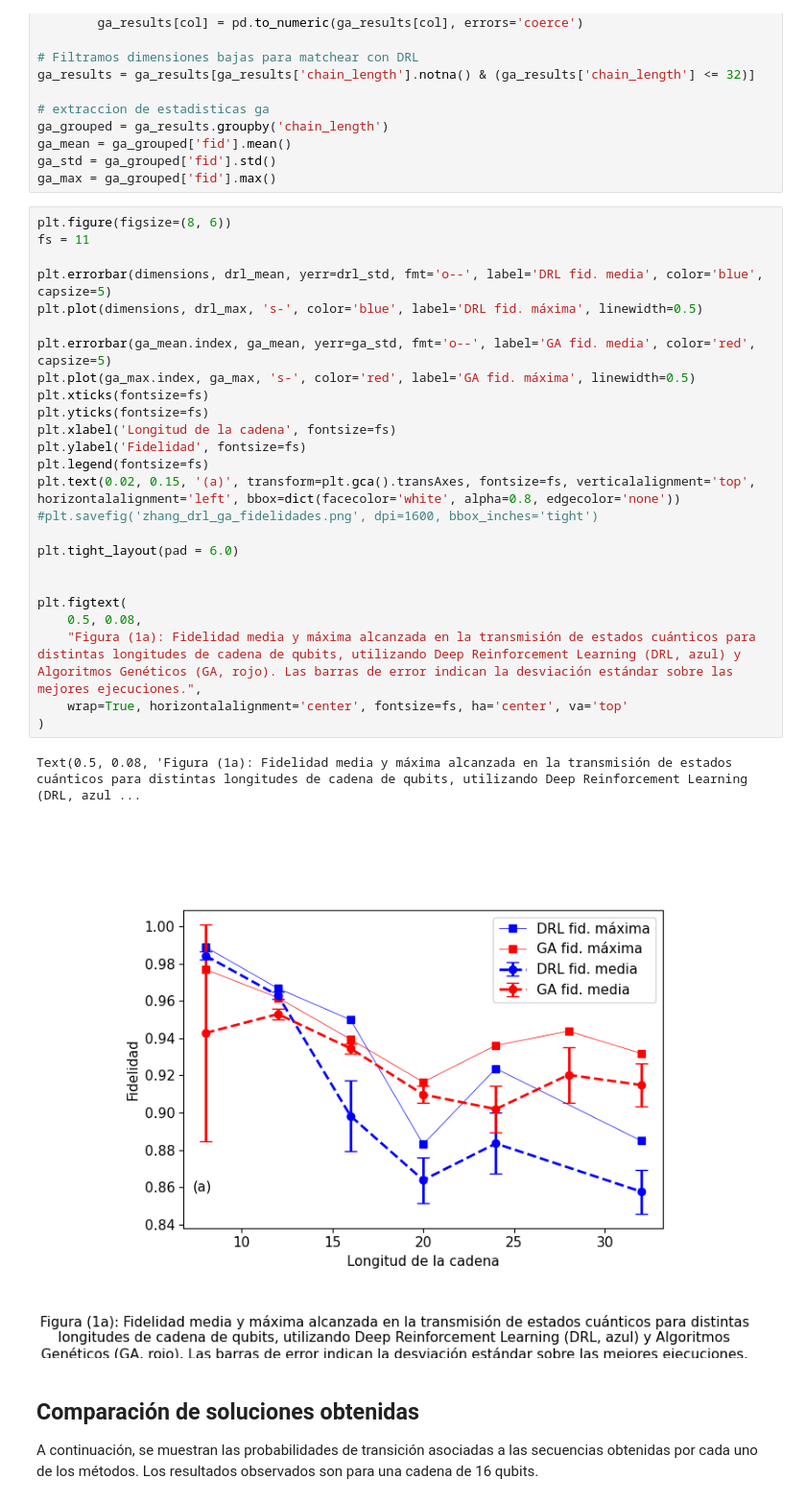
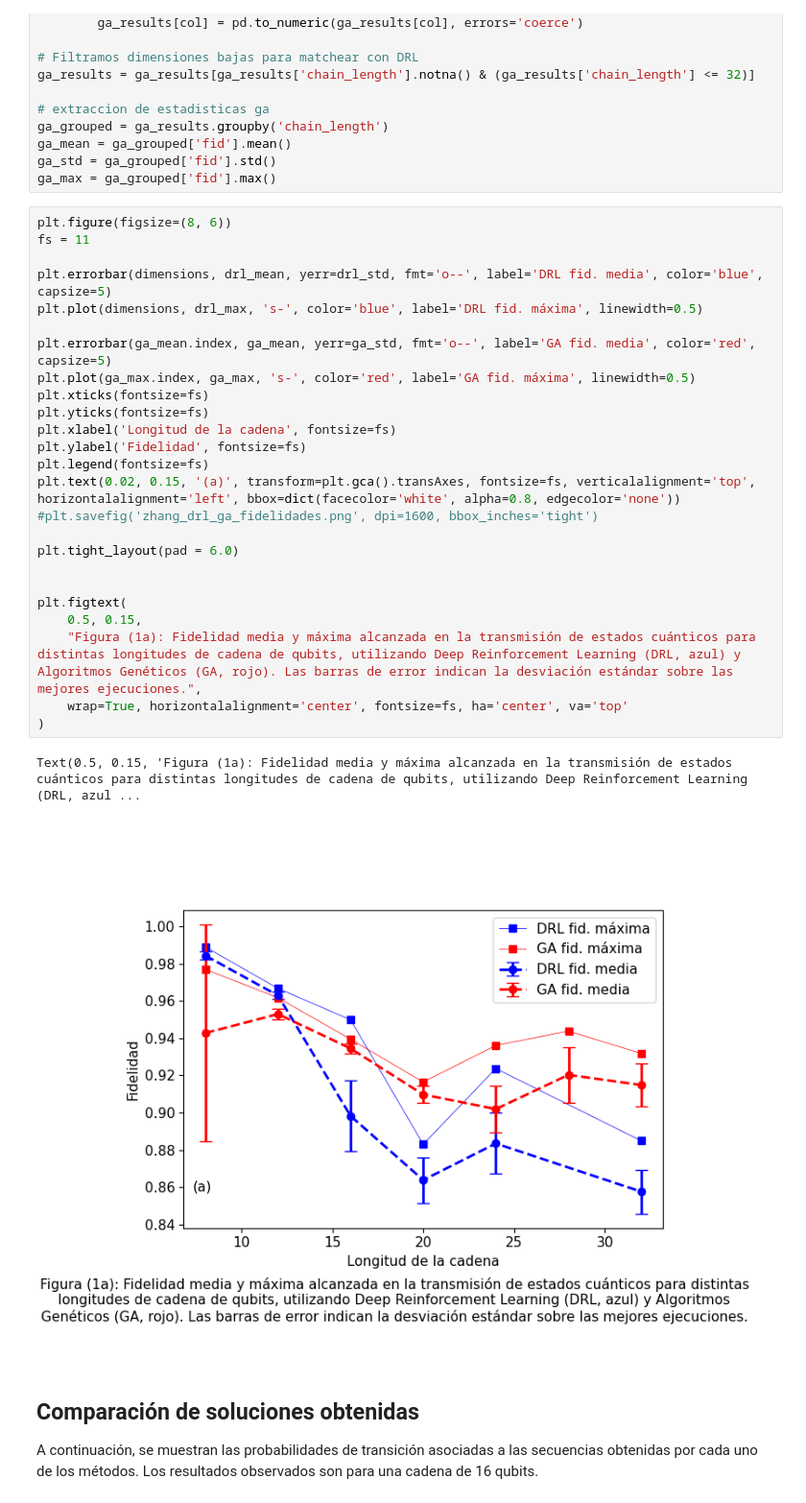
Before and after one commit to sofips/dynamic_control_for_QST, a Jupyter notebook: JAIIO_graphs.ipynb, the cells around one changed output. Shown at 96% size. Cells and saved outputs as stored; diff of their text form.

```diff
--- a/JAIIO_graphs.ipynb
+++ b/JAIIO_graphs.ipynb
@@ -89,31 +89,31 @@ ga_max = ga_grouped['fid'].max()
 # %%
 plt.figure(figsize=(8, 6))
 fs = 11
 
 plt.errorbar(dimensions, drl_mean, yerr=drl_std, fmt='o--', label='DRL fid. media', color='blue', capsize=5)
 plt.plot(dimensions, drl_max, 's-', color='blue', label='DRL fid. máxima', linewidth=0.5)
 
 plt.errorbar(ga_mean.index, ga_mean, yerr=ga_std, fmt='o--', label='GA fid. media', color='red', capsize=5)
 plt.plot(ga_max.index, ga_max, 's-', color='red', label='GA fid. máxima', linewidth=0.5)
 plt.xticks(fontsize=fs)
 plt.yticks(fontsize=fs)
 plt.xlabel('Longitud de la cadena', fontsize=fs)
 plt.ylabel('Fidelidad', fontsize=fs)
 plt.legend(fontsize=fs)
 plt.text(0.02, 0.15, '(a)', transform=plt.gca().transAxes, fontsize=fs, verticalalignment='top', horizontalalignment='left', bbox=dict(facecolor='white', alpha=0.8, edgecolor='none'))
 #plt.savefig('zhang_drl_ga_fidelidades.png', dpi=1600, bbox_inches='tight')
 
 plt.tight_layout(pad = 6.0)
 
 
 plt.figtext(
-    0.5, 0.08,
+    0.5, 0.15,
     "Figura (1a): Fidelidad media y máxima alcanzada en la transmisión de estados cuánticos para distintas longitudes de cadena de qubits, utilizando Deep Reinforcement Learning (DRL, azul) y Algoritmos Genéticos (GA, rojo). Las barras de error indican la desviación estándar sobre las mejores ejecuciones.",
     wrap=True, horizontalalignment='center', fontsize=fs, ha='center', va='top'
 )
 # %% [output]
-Text(0.5, 0.08, 'Figura (1a): Fidelidad media y máxima alcanzada en la transmisión de estados cuánticos para distintas longitudes de cadena de qubits, utilizando Deep Reinforcement Learning (DRL, azul ...
+Text(0.5, 0.15, 'Figura (1a): Fidelidad media y máxima alcanzada en la transmisión de estados cuánticos para distintas longitudes de cadena de qubits, utilizando Deep Reinforcement Learning (DRL, azul ...
-[figure, old version]
+[figure, new version]
 # %% [markdown]
 ## Comparación de soluciones obtenidas
 
```
Also changed, not shown: parts of 3 cells of this notebook.
